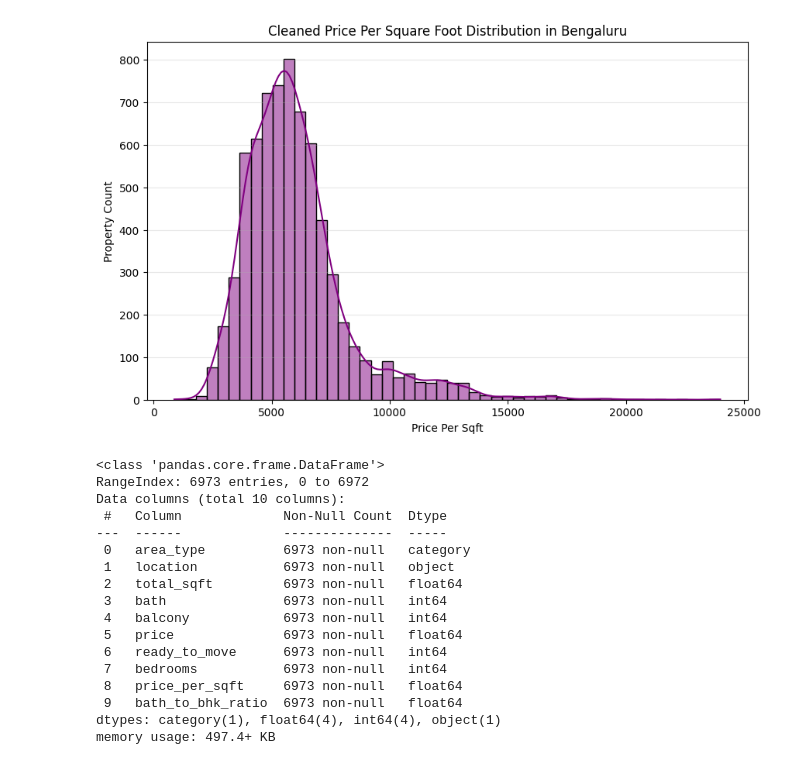
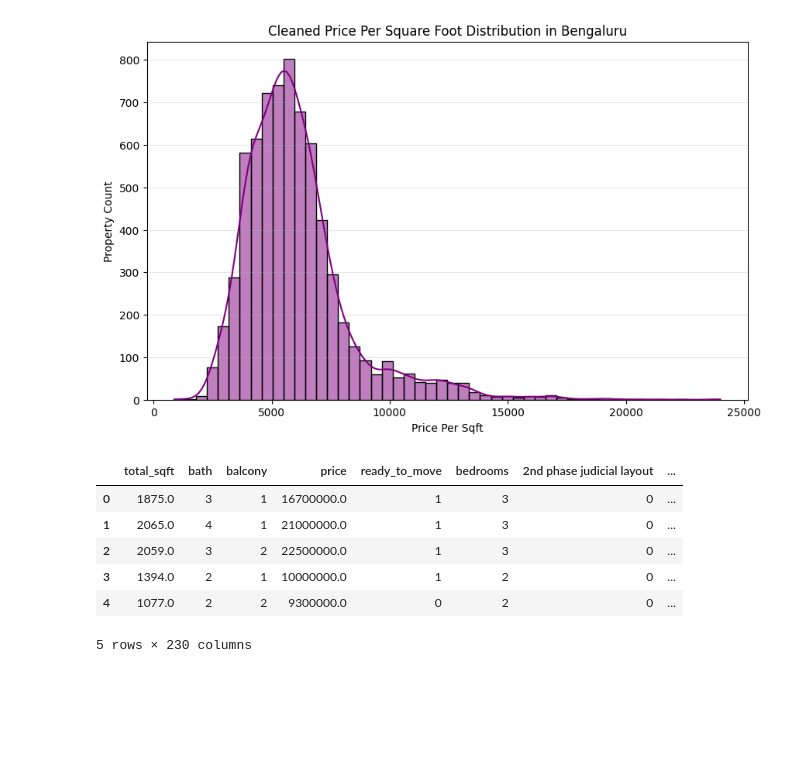
Before and after one commit to vansh547/HOUSE-PRICE-PREDICTION, a Jupyter notebook: notebooks/EDA.ipynb, the cells around one changed output. Drawn from its saved outputs; the diff is of its cells as text; code cells hidden in the pictures; blank space fills up the shorter version.

Commit message:
update the eda file perform One-Hot Encoding drop some redundant files (location,bath to bedroom ratio,area_type,price_per_sqft)

```diff
--- a/notebooks/EDA.ipynb
+++ b/notebooks/EDA.ipynb
@@ -167,23 +176,3 @@ plt.grid(axis='y', alpha=0.3)
 plt.show()
 # %% [output]
 [figure]
-# %%
-df.info()
-# %% [output]
-<class 'pandas.core.frame.DataFrame'>
-RangeIndex: 6973 entries, 0 to 6972
-Data columns (total 10 columns):
- #   Column             Non-Null Count  Dtype
----  ------             --------------  -----
- 0   area_type          6973 non-null   category
- 1   location           6973 non-null   object
- 2   total_sqft         6973 non-null   float64
- 3   bath               6973 non-null   int64
- 4   balcony            6973 non-null   int64
- 5   price              6973 non-null   float64
- 6   ready_to_move      6973 non-null   int64
- 7   bedrooms           6973 non-null   int64
- 8   price_per_sqft     6973 non-null   float64
- 9   bath_to_bhk_ratio  6973 non-null   float64
-dtypes: category(1), float64(4), int64(4), object(1)
-memory usage: 497.4+ KB
@@ -192,0 +179,16 @@ df.to_csv(output_path, index=False)
+# %%
+location_dummy=pd.get_dummies(df['location'], drop_first=True, dtype='int64')
+area_type_dummy=pd.get_dummies(df['area_type'], drop_first=True, dtype='int64')
+
+df_vectorized = pd.concat([df, location_dummy, area_type_dummy], axis=1)
+df_vectorized = df_vectorized.drop(columns=['location', 'area_type', 'price_per_sqft', 'bath_to_bhk_ratio'])
+
+df_vectorized.head()
+# %% [output]
+|  | total_sqft | bath | balcony | price | ready_to_move | bedrooms | 2nd phase judicial layout | ... |
+| 0 | 1875.0 | 3 | 1 | 16700000.0 | 1 | 3 | 0 | ... |
+| 1 | 2065.0 | 4 | 1 | 21000000.0 | 1 | 3 | 0 | ... |
+| 2 | 2059.0 | 3 | 2 | 22500000.0 | 1 | 3 | 0 | ... |
+| 3 | 1394.0 | 2 | 1 | 10000000.0 | 1 | 2 | 0 | ... |
+| 4 | 1077.0 | 2 | 2 | 9300000.0 | 0 | 2 | 0 | ... |
+5 rows × 230 columns
```
Also changed, not shown: parts of 3 cells of this notebook, 2 other files.
